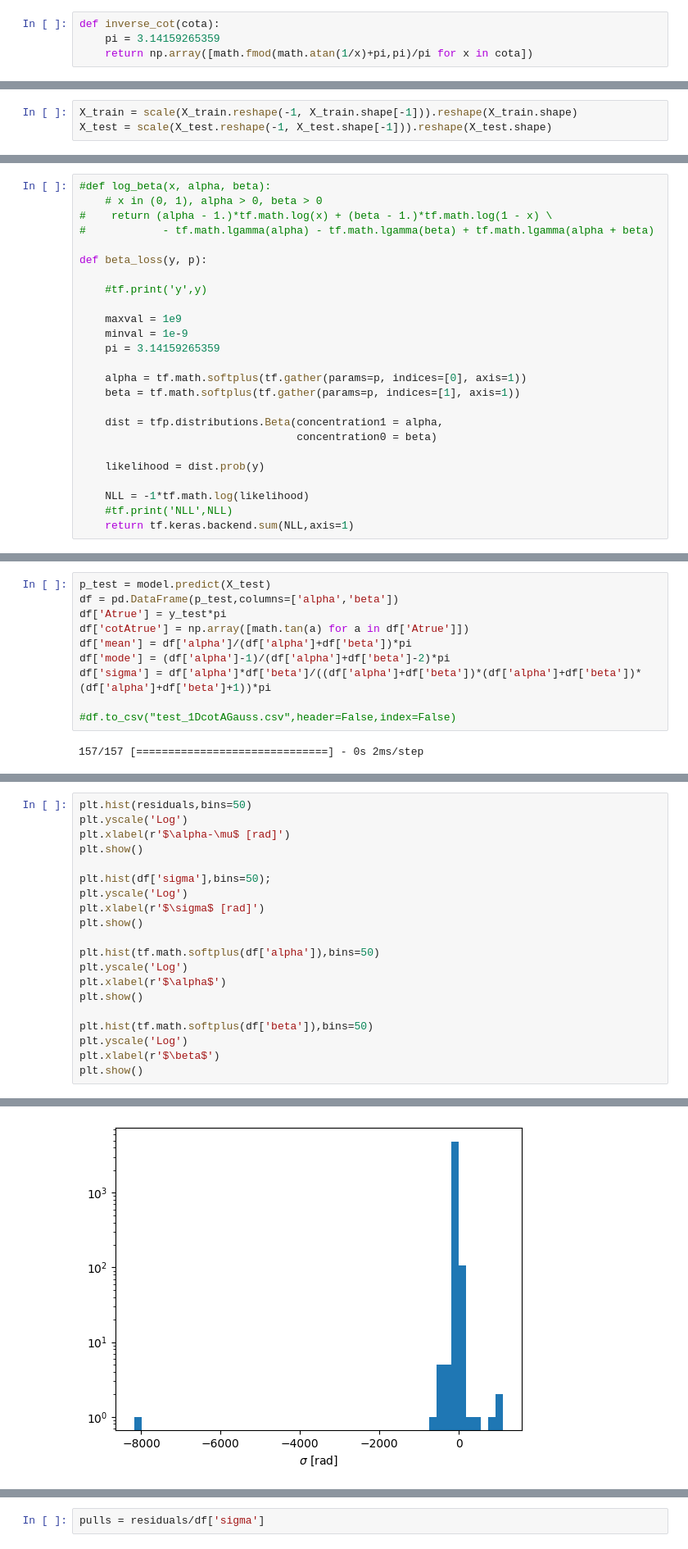
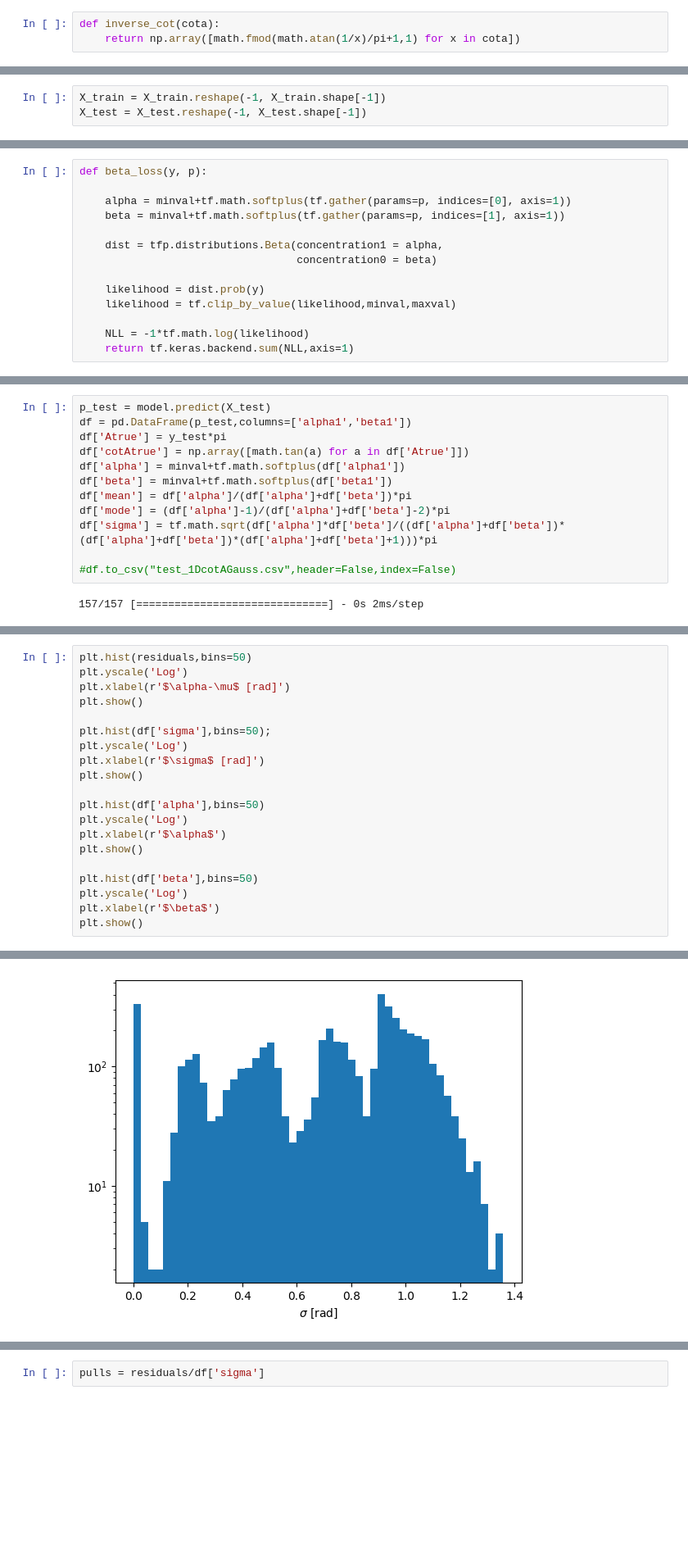
Before and after one commit to nhanvtran/directional-pixel-detectors, a Jupyter notebook: hit-position/train-1DA-Beta.ipynb, the cells around one changed output, grey strips where cells are left out. Shown at 82% size. Cells and saved outputs as stored; diff of their text form; blank space fills up the shorter version.

Commit message:
attempt at beta distribution loss

```diff
--- a/hit-position/train-1DA-Beta.ipynb
+++ b/hit-position/train-1DA-Beta.ipynb
@@ -31,8 +35,7 @@ train_df = pd.read_csv('train_1Dx.csv',nrows=100000)
 test_df = pd.read_csv('test_1Dx.csv',nrows=5000)
 # %%
 def inverse_cot(cota):
-    pi = 3.14159265359
-    return np.array([math.fmod(math.atan(1/x)+pi,pi)/pi for x in cota])
+    return np.array([math.fmod(math.atan(1/x)/pi+1,1) for x in cota])
 # %%
 X_train = train_df.drop(columns=['x-midplane','cotAlpha']).values
 X_test = test_df.drop(columns=['x-midplane','cotAlpha']).values
@@ -47,6 +45,6 @@ def scale(X):
 # %%
-X_train = scale(X_train.reshape(-1, X_train.shape[-1])).reshape(X_train.shape)
-X_test = scale(X_test.reshape(-1, X_test.shape[-1])).reshape(X_test.shape)
+X_train = X_train.reshape(-1, X_train.shape[-1])
+X_test = X_test.reshape(-1, X_test.shape[-1])
 # %%
 plt.hist(y_test)
 # %% [output]
@@ -72,29 +70,18 @@ To enable them in other operations, rebuild TensorFlow with the appropriate comp
 <matplotlib.collections.PathCollection at 0x...>
 [figure]
 # %%
-#def log_beta(x, alpha, beta):
-    # x in (0, 1), alpha > 0, beta > 0
-#    return (alpha - 1.)*tf.math.log(x) + (beta - 1.)*tf.math.log(1 - x) \
-#            - tf.math.lgamma(alpha) - tf.math.lgamma(beta) + tf.math.lgamma(alpha + beta)
-
 def beta_loss(y, p):
 
-    #tf.print('y',y)
-
-    maxval = 1e9
-    minval = 1e-9
-    pi = 3.14159265359
-
-    alpha = tf.math.softplus(tf.gather(params=p, indices=[0], axis=1))
-    beta = tf.math.softplus(tf.gather(params=p, indices=[1], axis=1))
+    alpha = minval+tf.math.softplus(tf.gather(params=p, indices=[0], axis=1))
+    beta = minval+tf.math.softplus(tf.gather(params=p, indices=[1], axis=1))
 
     dist = tfp.distributions.Beta(concentration1 = alpha,
                                   concentration0 = beta)
 
     likelihood = dist.prob(y)
+    likelihood = tf.clip_by_value(likelihood,minval,maxval)
 
     NLL = -1*tf.math.log(likelihood)
-    #tf.print('NLL',NLL)
     return tf.keras.backend.sum(NLL,axis=1)
 # %%
 def CreateModel(shape):
@@ -180,11 +165,13 @@ pi = 3.14159265359
 # %%
 p_test = model.predict(X_test)
-df = pd.DataFrame(p_test,columns=['alpha','beta'])
+df = pd.DataFrame(p_test,columns=['alpha1','beta1'])
 df['Atrue'] = y_test*pi
 df['cotAtrue'] = np.array([math.tan(a) for a in df['Atrue']])
+df['alpha'] = minval+tf.math.softplus(df['alpha1'])
+df['beta'] = minval+tf.math.softplus(df['beta1'])
 df['mean'] = df['alpha']/(df['alpha']+df['beta'])*pi
 df['mode'] = (df['alpha']-1)/(df['alpha']+df['beta']-2)*pi
-df['sigma'] = df['alpha']*df['beta']/((df['alpha']+df['beta'])*(df['alpha']+df['beta'])*(df['alpha']+df['beta']+1))*pi
+df['sigma'] = tf.math.sqrt(df['alpha']*df['beta']/((df['alpha']+df['beta'])*(df['alpha']+df['beta'])*(df['alpha']+df['beta']+1)))*pi
 
 #df.to_csv("test_1DcotAGauss.csv",header=False,index=False)
 # %% [output]
@@ -205,12 +192,12 @@ plt.yscale('Log')
 plt.xlabel(r'$\sigma$ [rad]')
 plt.show()
 
-plt.hist(tf.math.softplus(df['alpha']),bins=50)
+plt.hist(df['alpha'],bins=50)
 plt.yscale('Log')
 plt.xlabel(r'$\alpha$')
 plt.show()
 
-plt.hist(tf.math.softplus(df['beta']),bins=50)
+plt.hist(df['beta'],bins=50)
 plt.yscale('Log')
 plt.xlabel(r'$\beta$')
 plt.show()
@@ -219 +206 @@ plt.show()
-[figure, old version]
+[figure, new version]
```
Also changed, not shown: parts of 12 cells of this notebook.
